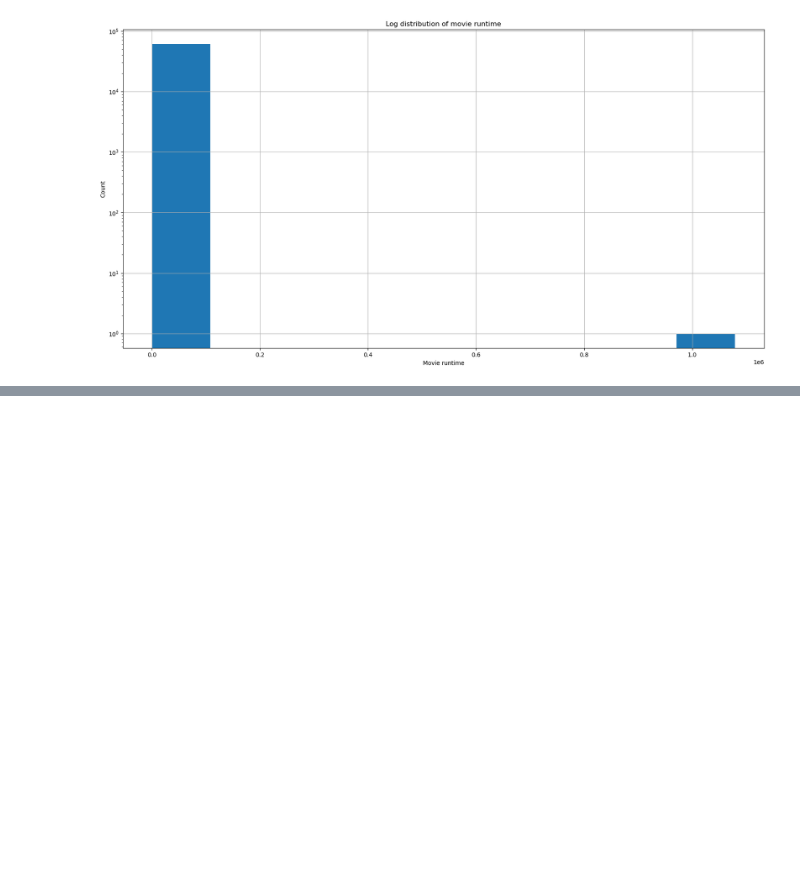
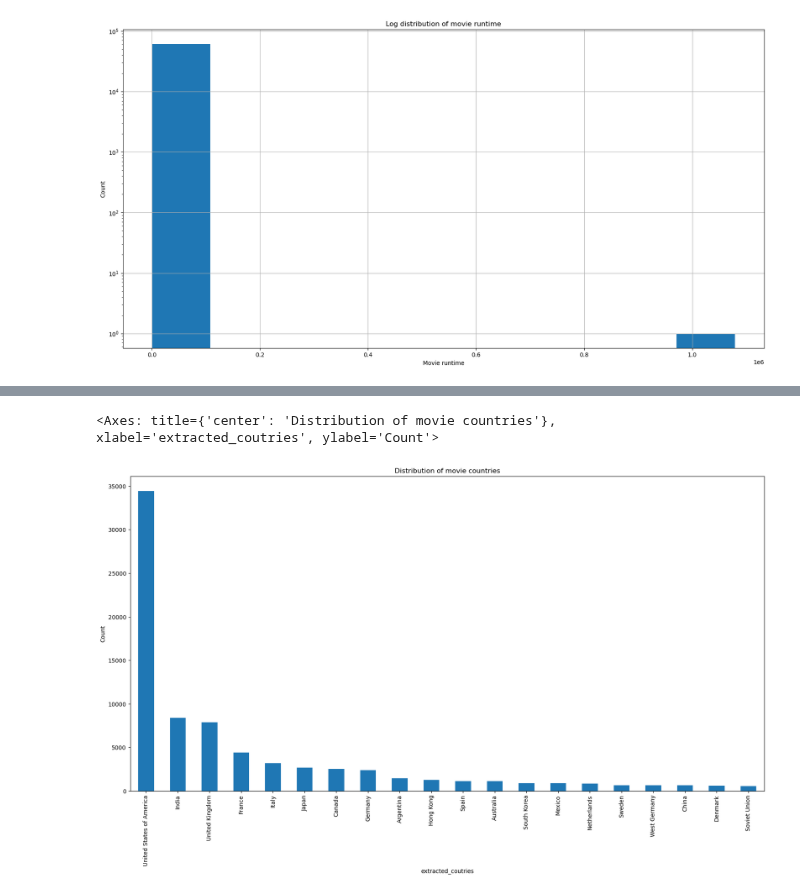
Before and after one commit to epfl-ada/ada-2023-project-radatouille, a Jupyter notebook: milestone_2.ipynb, the cells around one changed output, grey strips where cells are left out. Drawn from its saved outputs; the diff is of its cells as text; code cells hidden in the pictures; blank space fills up the shorter version.

```diff
--- a/milestone_2.ipynb
+++ b/milestone_2.ipynb
@@ -215,0 +341,10 @@ Test
+# %%
+#plot the distribution of movie countries, for the top 20 countries
+plt.figure(figsize=(20,10))
+plt.title('Distribution of movie countries')
+plt.xlabel('Movie countries')
+plt.ylabel('Count')
+exploded_country_df['extracted_coutries'].value_counts().head(20).plot(kind='bar')
+# %% [output]
+<Axes: title={'center': 'Distribution of movie countries'}, xlabel='extracted_coutries', ylabel='Count'>
+[figure, added]
```
Also changed, not shown: parts of 10 cells of this notebook.
